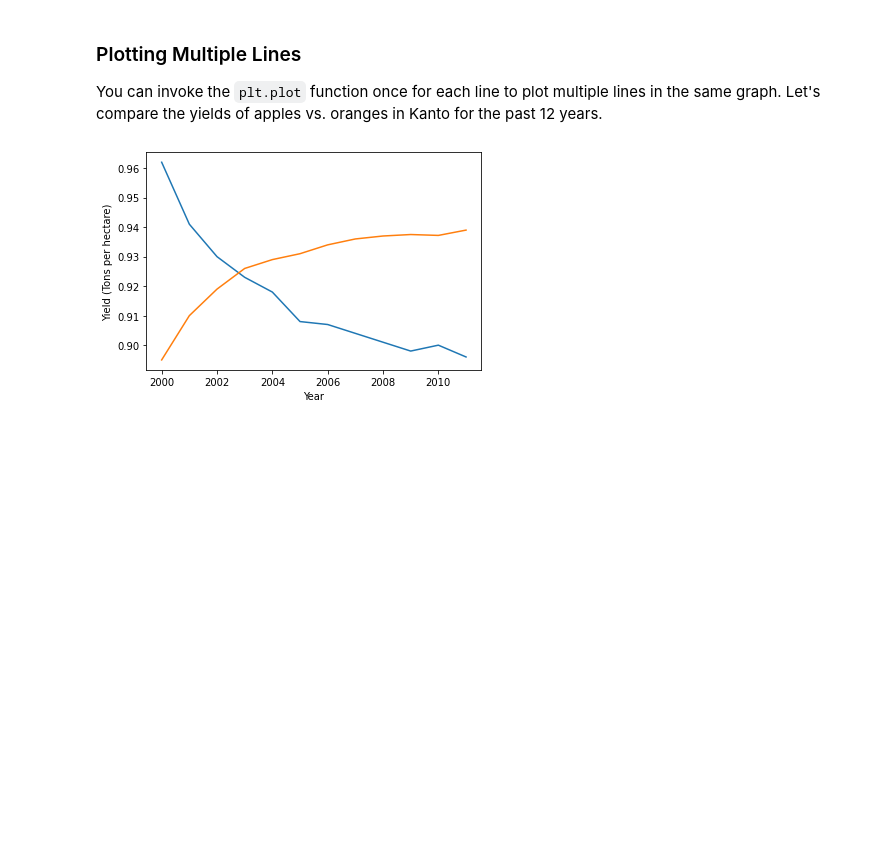
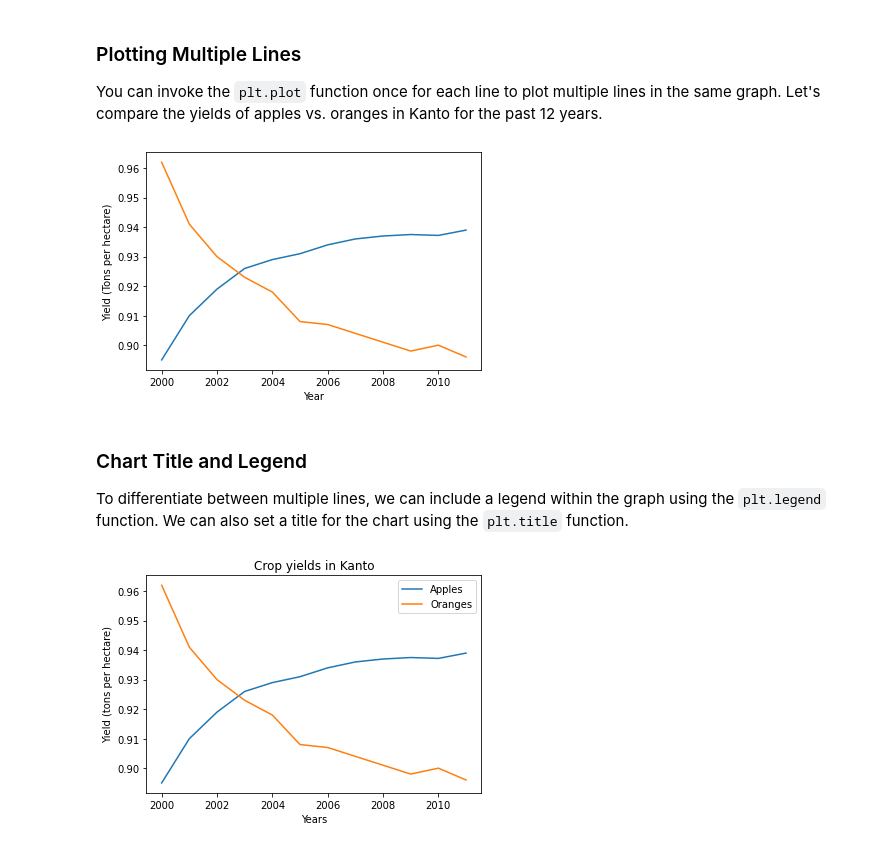
Before and after one commit to simaco11/Matplotlib-and-Seaborn-Tutorial, a Jupyter notebook: tutorial.ipynb, the cells around one changed output. Saved outputs shown, nothing was run; the diff lists cells and outputs as text; code cells hidden in the pictures; blank space fills up the shorter version.

```diff
--- a/tutorial.ipynb
+++ b/tutorial.ipynb
@@ -60,9 +60,24 @@ years = range(2000, 2012)
 apples = [0.895, 0.91, 0.919, 0.926, 0.929, 0.931, 0.934, 0.936, 0.937, 0.9375, 0.9372, 0.939]
 oranges = [0.962, 0.941, 0.930, 0.923, 0.918, 0.908, 0.907, 0.904, 0.901, 0.898, 0.9, 0.896, ]
 # %%
+plt.plot(years, apples)
 plt.plot(years, oranges)
-plt.plot(years, apples)
 plt.xlabel('Year')
 plt.ylabel('Yield (Tons per hectare)');
 # %% [output]
-[figure, old version]
+[figure, new version]
+# %% [markdown]
+### Chart Title and  Legend
+
+To differentiate between multiple lines, we can include a legend within the graph using the `plt.legend` function. We can also set a title for the chart using the `plt.title` function.
+# %%
+plt.plot(years, apples)
+plt.plot(years, oranges)
+
+plt.xlabel('Years')
+plt.ylabel('Yield (tons per hectare)')
+
+plt.title('Crop yields in Kanto')
+plt.legend(['Apples', 'Oranges']);
+# %% [output]
+[figure, added]
```
Also changed, not shown: parts of 2 cells of this notebook.
